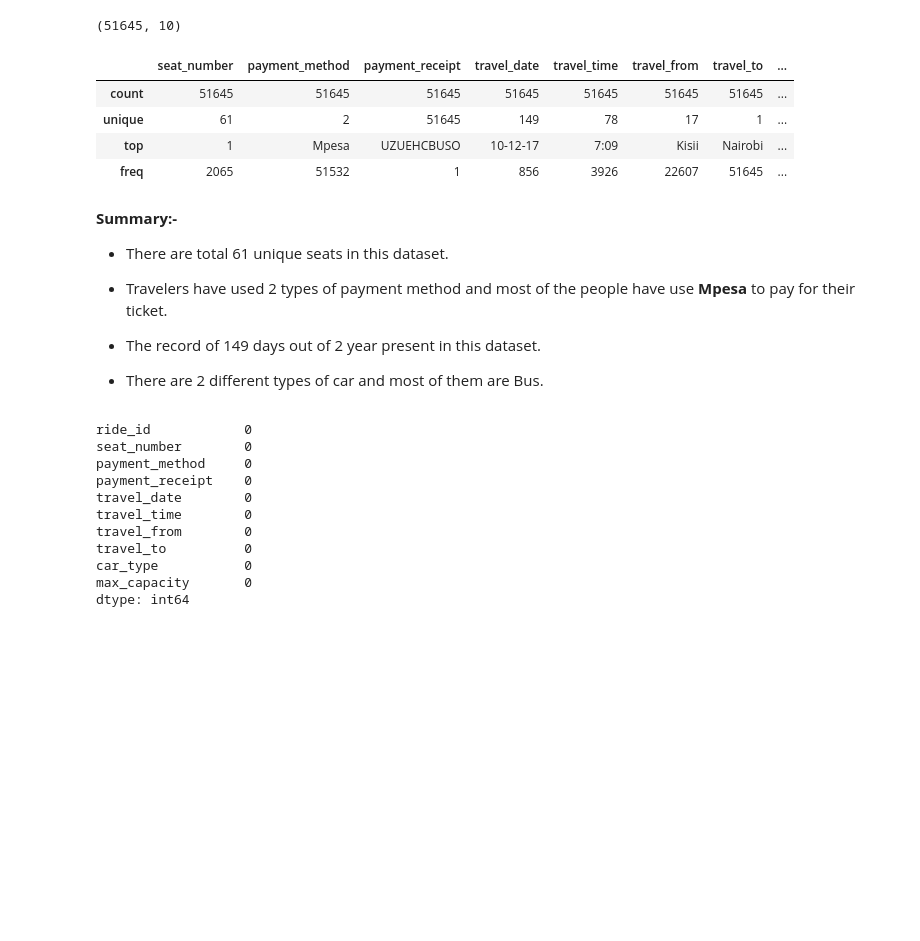
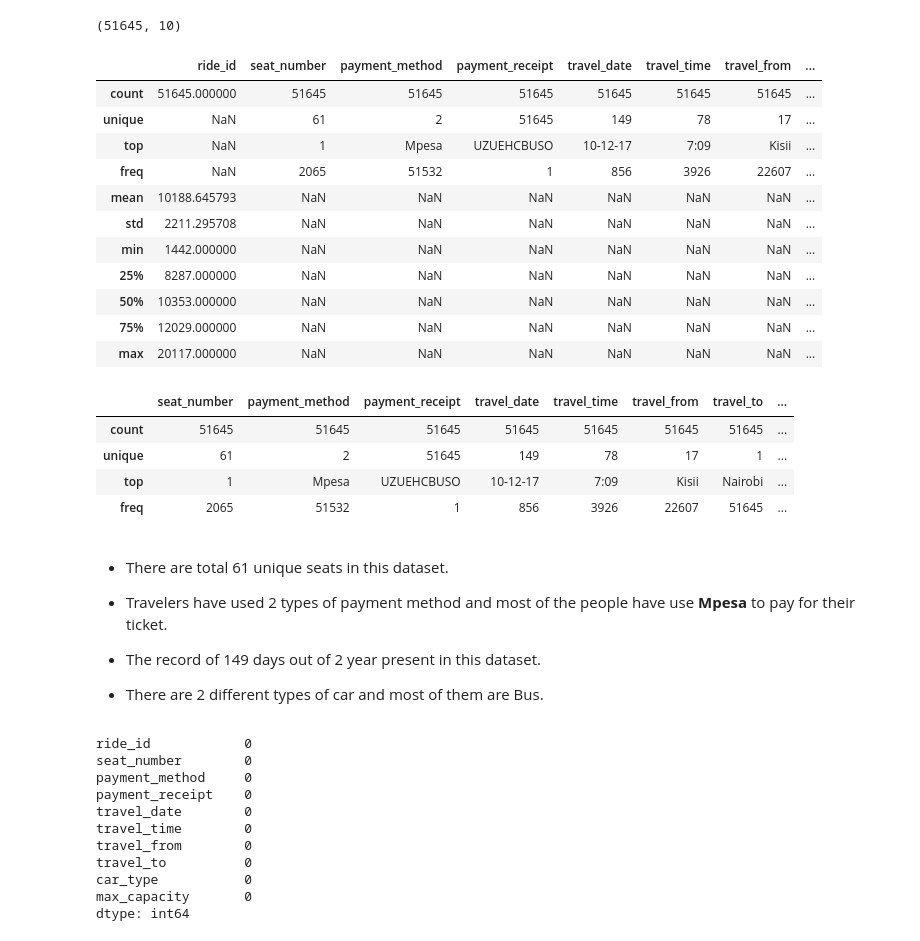
Before and after one commit to Yashwati-patel/Transport_Demand_Prediction, a Jupyter notebook: Final_Notebook_of_Transport_Demand_Prediction.ipynb, the cells around one changed output. Drawn from its saved outputs; the diff is of its cells as text; code cells hidden in the pictures; blank space fills up the shorter version.

```diff
--- a/Final_Notebook_of_Transport_Demand_Prediction.ipynb
+++ b/Final_Notebook_of_Transport_Demand_Prediction.ipynb
@@ -132,6 +135,21 @@ dtype: object
 dataset.shape
 # %% [output]
 (51645, 10)
+# %%
+dataset.describe(include='all')
+# %% [output]
+|  | ride_id | seat_number | payment_method | payment_receipt | travel_date | travel_time | travel_from | ... |
+| count | 51645.000000 | 51645 | 51645 | 51645 | 51645 | 51645 | 51645 | ... |
+| unique | NaN | 61 | 2 | 51645 | 149 | 78 | 17 | ... |
+| top | NaN | 1 | Mpesa | UZUEHCBUSO | 10-12-17 | 7:09 | Kisii | ... |
+| freq | NaN | 2065 | 51532 | 1 | 856 | 3926 | 22607 | ... |
+| mean | 10188.645793 | NaN | NaN | NaN | NaN | NaN | NaN | ... |
+| std | 2211.295708 | NaN | NaN | NaN | NaN | NaN | NaN | ... |
+| min | 1442.000000 | NaN | NaN | NaN | NaN | NaN | NaN | ... |
+| 25% | 8287.000000 | NaN | NaN | NaN | NaN | NaN | NaN | ... |
+| 50% | 10353.000000 | NaN | NaN | NaN | NaN | NaN | NaN | ... |
+| 75% | 12029.000000 | NaN | NaN | NaN | NaN | NaN | NaN | ... |
+| max | 20117.000000 | NaN | NaN | NaN | NaN | NaN | NaN | ... |
 # %%
 dataset.describe(include= 'object')
 # %% [output]
@@ -141,7 +159,7 @@ dataset.describe(include= 'object')
 | top | 1 | Mpesa | UZUEHCBUSO | 10-12-17 | 7:09 | Kisii | Nairobi | ... |
 | freq | 2065 | 51532 | 1 | 856 | 3926 | 22607 | 51645 | ... |
 # %% [markdown]
-**Summary:-**
+
 
 *  There are total 61 unique seats in this dataset.
 
```
Also changed, not shown: parts of 26 cells of this notebook.
